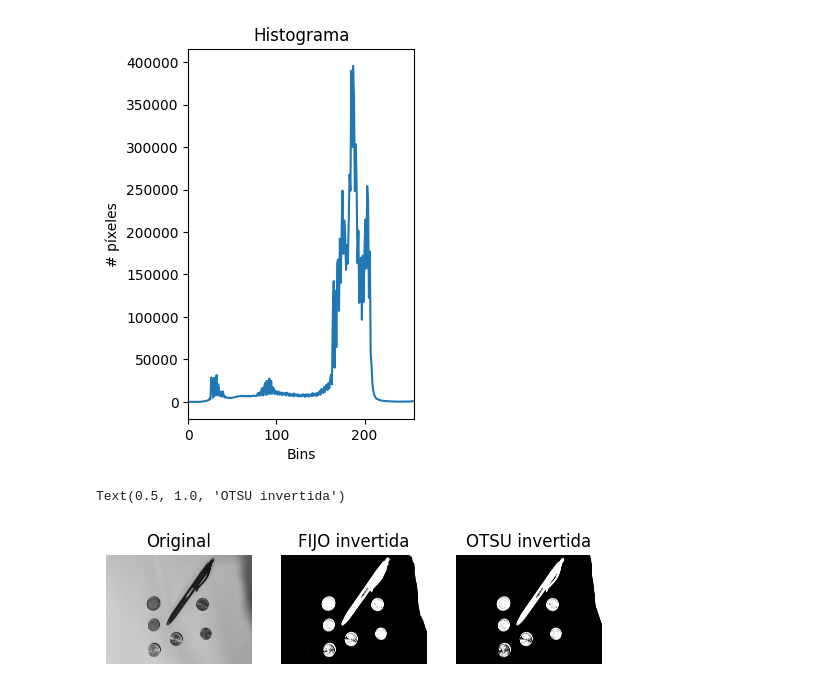
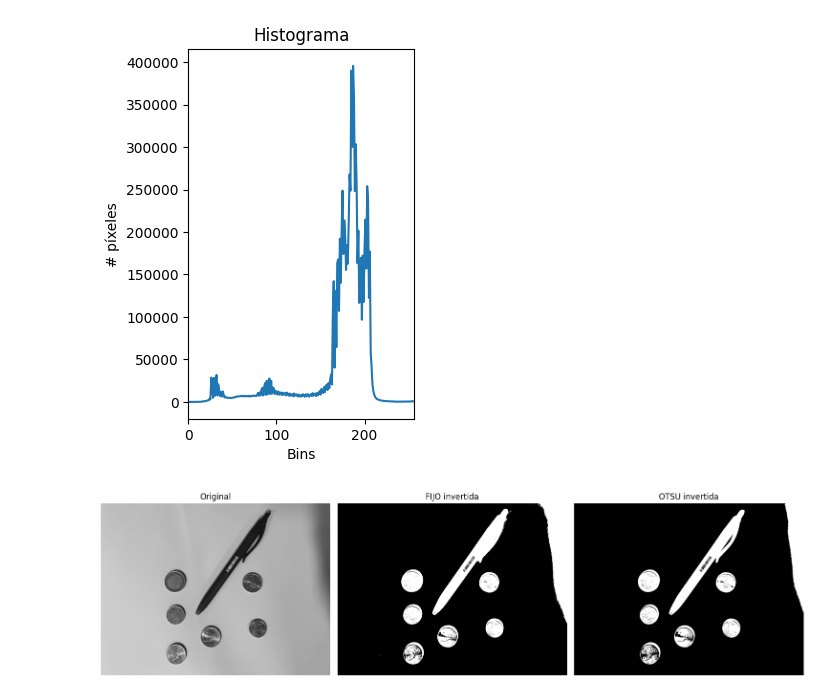
Before and after one commit to Ulpgc-Vision-por-computador/P3-Deteccion-de-formas, a Jupyter notebook: entrega.ipynb, the cells around one changed output. Saved outputs shown, nothing was run; the diff lists cells and outputs as text; code cells hidden in the pictures.

```diff
--- a/entrega.ipynb
+++ b/entrega.ipynb
@@ -43,28 +43,34 @@ plt.xlim([0, 256])
 # %%
 #Dos umbralizados. Te invito a probar con parámetros, aplicar filtro previo, etc.
 umbral = 150
 # Umbralizado binaria invertido, dado que por defecto se asume objetos en blanco
 res,img_th1 = cv2.threshold(img_gris,umbral,255,cv2.THRESH_BINARY_INV)
 # Umbralizado con método de Otsu
 ret2,img_th2 = cv2.threshold(img_gris,0,255,cv2.THRESH_BINARY_INV+cv2.THRESH_OTSU)
+
+plt.figure(figsize=(15, 5))
+
 
 plt.subplot(1, 3, 1)
 plt.axis("off")
 plt.imshow(img_gris,cmap='gray')
 plt.title('Original')
 
 plt.subplot(1, 3, 2)
 plt.axis("off")
 plt.imshow(img_th1,cmap='gray')
 plt.title('FIJO invertida')
 
 plt.subplot(1, 3, 3)
 plt.axis("off")
 plt.imshow(img_th2,cmap='gray')
 plt.title('OTSU invertida')
+
+
+plt.tight_layout()
+plt.show()
 # %% [output]
-Text(0.5, 1.0, 'OTSU invertida')
-[figure, old version]
+[figure, new version]
 # %%
 #Localiza contornos en imagen obtenida con umbral fijo
 #findContours está diseñada para imágenes con la figura en blanco y el fondo negro
```
Also changed, not shown: parts of 3 cells of this notebook.
